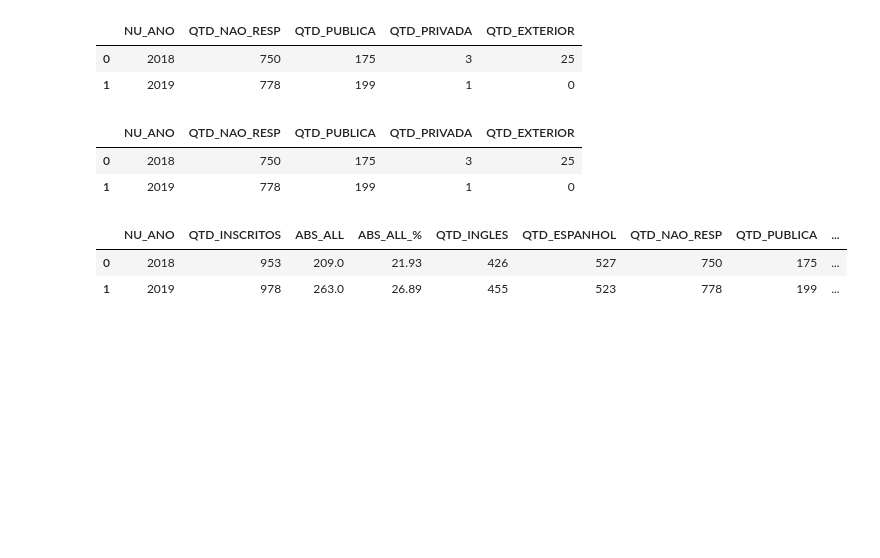
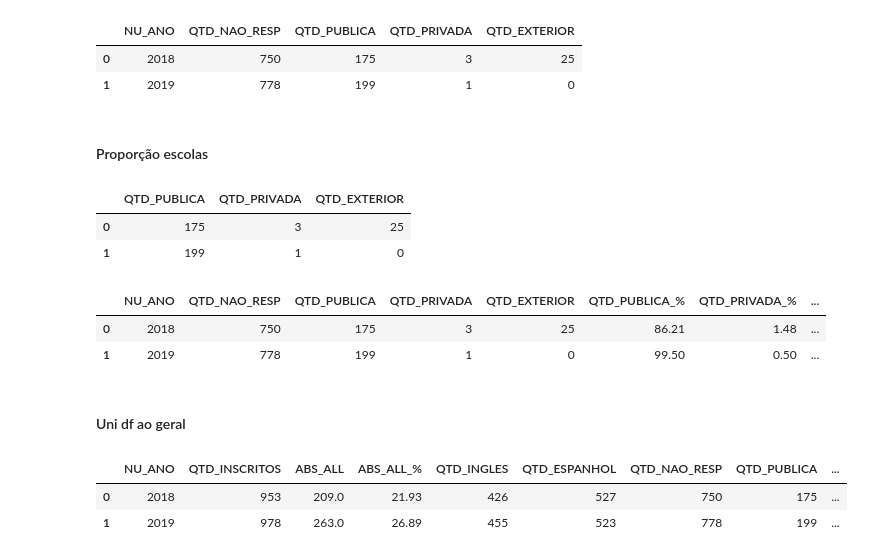
Before and after one commit to Bruno-Santana-Eco/Analise-de-Dados-ENEM, a Jupyter notebook: DataPrep1.ipynb, the cells around one changed output. Drawn from its saved outputs; the diff is of its cells as text; code cells hidden in the pictures; blank space fills up the shorter version.

```diff
--- a/DataPrep1.ipynb
+++ b/DataPrep1.ipynb
@@ -199,13 +199,35 @@ geral3.head()
 |  | NU_ANO | QTD_NAO_RESP | QTD_PUBLICA | QTD_PRIVADA | QTD_EXTERIOR |
 | 0 | 2018 | 750 | 175 | 3 | 25 |
 | 1 | 2019 | 778 | 199 | 1 | 0 |
-# %%
-geral3 = geral3.astype(int)
-geral3.head()
-# %% [output]
-|  | NU_ANO | QTD_NAO_RESP | QTD_PUBLICA | QTD_PRIVADA | QTD_EXTERIOR |
-| 0 | 2018 | 750 | 175 | 3 | 25 |
-| 1 | 2019 | 778 | 199 | 1 | 0 |
+# %% [markdown]
+#### Proporção escolas
+# %%
+geral3_pct = geral3[['QTD_PUBLICA','QTD_PRIVADA','QTD_EXTERIOR']]
+geral3_pct.head()
+# %% [output]
+|  | QTD_PUBLICA | QTD_PRIVADA | QTD_EXTERIOR |
+| 0 | 175 | 3 | 25 |
+| 1 | 199 | 1 | 0 |
+# %%
+soma_total = geral3_pct.sum(axis=1)
+
+# Iterar sobre as colunas e criar as colunas percentuais automaticamente
+for coluna in geral3_pct.columns:
+    if coluna.startswith('QTD_'):  # Certifica-se de que estamos lidando apenas com as colunas relevantes
+        coluna_percentual = coluna + '_%'
+        proporcao_coluna = geral3_pct[coluna] / soma_total
+        geral3_pct[coluna_percentual] = (proporcao_coluna * 100).round(2)
+
+geral3_pct.head()
+
+geral3 = geral3.merge(geral3_pct, on=['QTD_PUBLICA', 'QTD_PRIVADA','QTD_EXTERIOR'], how='outer')
+geral3.head()
+# %% [output]
+|  | NU_ANO | QTD_NAO_RESP | QTD_PUBLICA | QTD_PRIVADA | QTD_EXTERIOR | QTD_PUBLICA_% | QTD_PRIVADA_% | ... |
+| 0 | 2018 | 750 | 175 | 3 | 25 | 86.21 | 1.48 | ... |
+| 1 | 2019 | 778 | 199 | 1 | 0 | 99.50 | 0.50 | ... |
+# %% [markdown]
+#### Uni df ao geral
 # %%
 geral = geral.merge(geral3, on='NU_ANO', how='left')
 geral.head()
```
Also changed, not shown: parts of 2 cells of this notebook, 6 other files.
